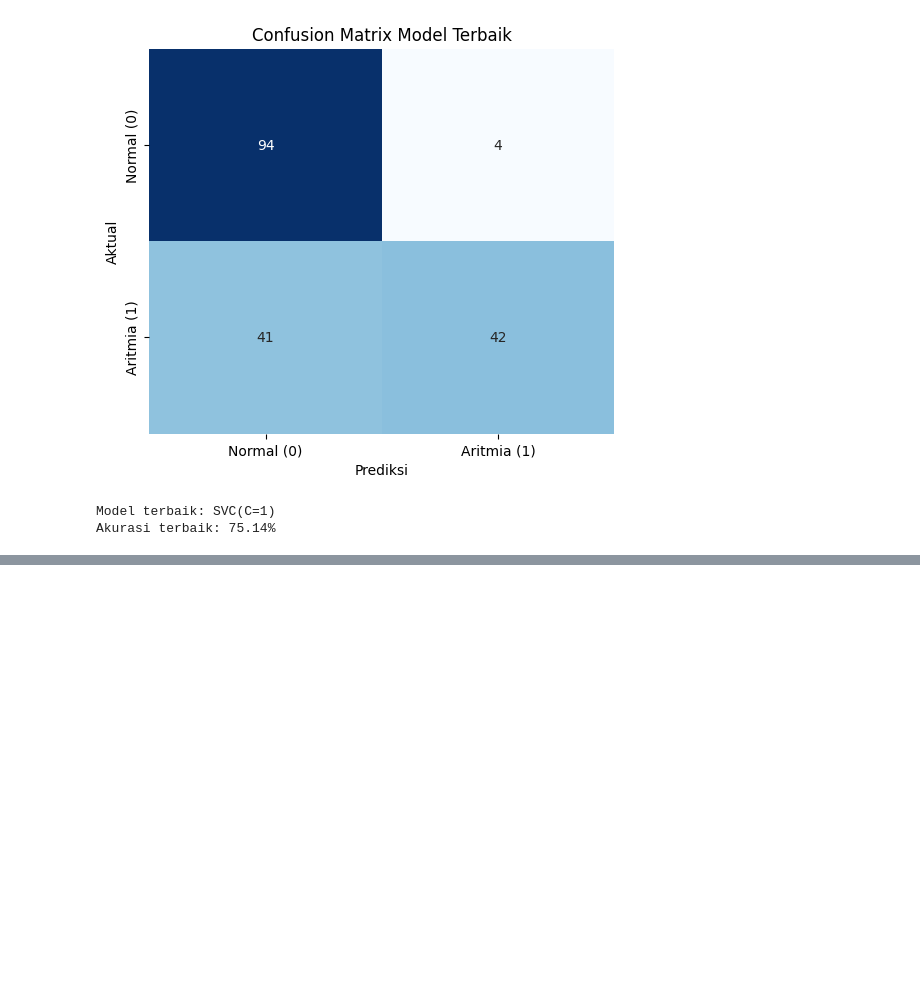
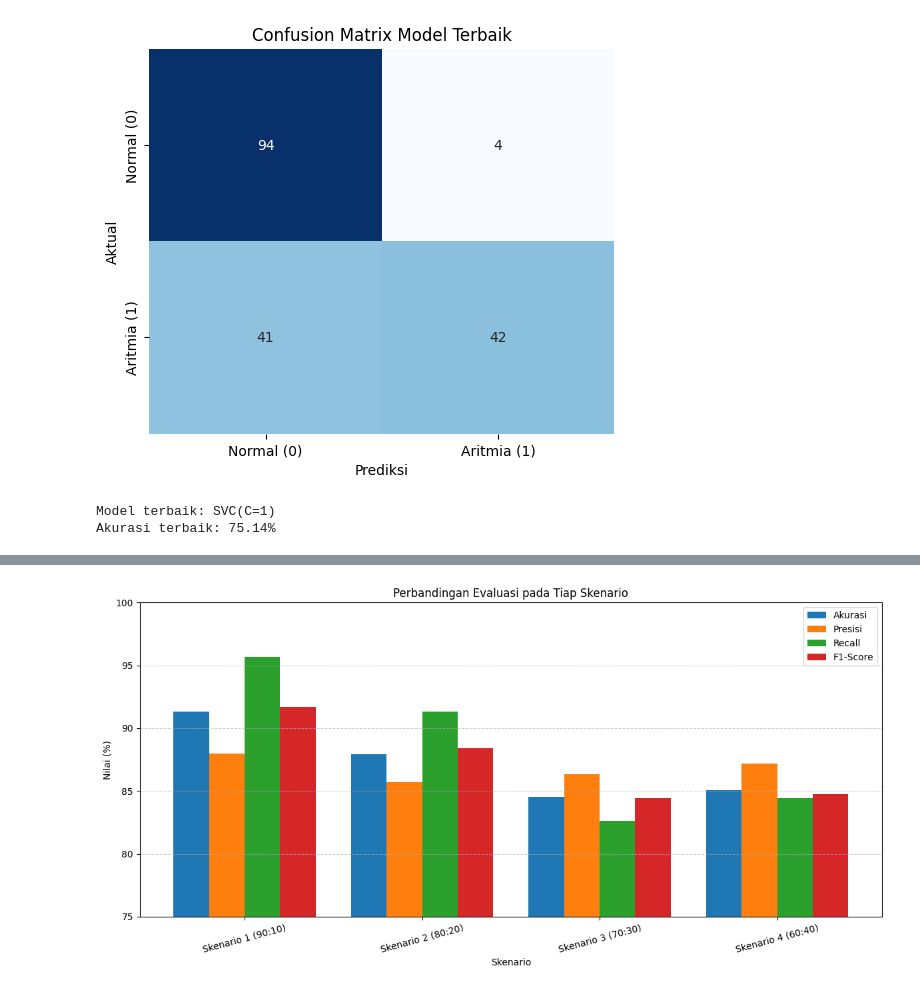
Before and after one commit to tiaracantiq/gitgithub, a Jupyter notebook: Implementation_of_Support_Vector_Machine_Algorithm_with_Recursive_Feature_Elimination_Method_for_Predicting_Arrhythmia_Heart_Disease.ipynb, the cells around one changed output, grey strips where cells are left out. Saved outputs shown, nothing was run; the diff lists cells and outputs as text; code cells hidden in the pictures; blank space fills up the shorter version.

```diff
--- a/Implementation_of_Support_Vector_Machine_Algorithm_with_Recursive_Feature_Elimination_Method_for_Predicting_Arrhythmia_Heart_Disease.ipynb
+++ b/Implementation_of_Support_Vector_Machine_Algorithm_with_Recursive_Feature_Elimination_Method_for_Predicting_Arrhythmia_Heart_Disease.ipynb
@@ -1037,0 +1082,37 @@ Akurasi terbaik: 75.14%
+# %%
+import matplotlib.pyplot as plt
+import numpy as np
+
+# Data hasil terbaik dari tiap skenario
+skenario = ["Skenario 1 (90:10)", "Skenario 2 (80:20)", "Skenario 3 (70:30)", "Skenario 4 (60:40)"]
+
+akurasi = [91.30, 87.91, 84.56, 85.08]
+presisi = [88.00, 85.71, 86.36, 87.18]
+recall = [95.65, 91.30, 82.61, 84.42]
+f1_score = [91.67, 88.42, 84.44, 84.75]
+
+# Posisi batang di sumbu X
+x = np.arange(len(skenario))
+bar_width = 0.2  # lebar masing-masing batang
+
+# Membuat grafik batang
+plt.figure(figsize=(12,6))
+plt.bar(x - 1.5*bar_width, akurasi, width=bar_width, label='Akurasi')
+plt.bar(x - 0.5*bar_width, presisi, width=bar_width, label='Presisi')
+plt.bar(x + 0.5*bar_width, recall, width=bar_width, label='Recall')
+plt.bar(x + 1.5*bar_width, f1_score, width=bar_width, label='F1-Score')
+
+# Menambahkan keterangan
+plt.title("Perbandingan Evaluasi pada Tiap Skenario")
+plt.xlabel("Skenario")
+plt.ylabel("Nilai (%)")
+plt.xticks(x, skenario, rotation=15)  # memberi label di sumbu X
+plt.ylim(75, 100)
+plt.legend()
+plt.grid(axis='y', linestyle='--', alpha=0.6)
+plt.tight_layout()
+
+# Menampilkan grafik
+plt.show()
+# %% [output]
+[figure, added]
```
Also changed, not shown: parts of 1 cell of this notebook.
